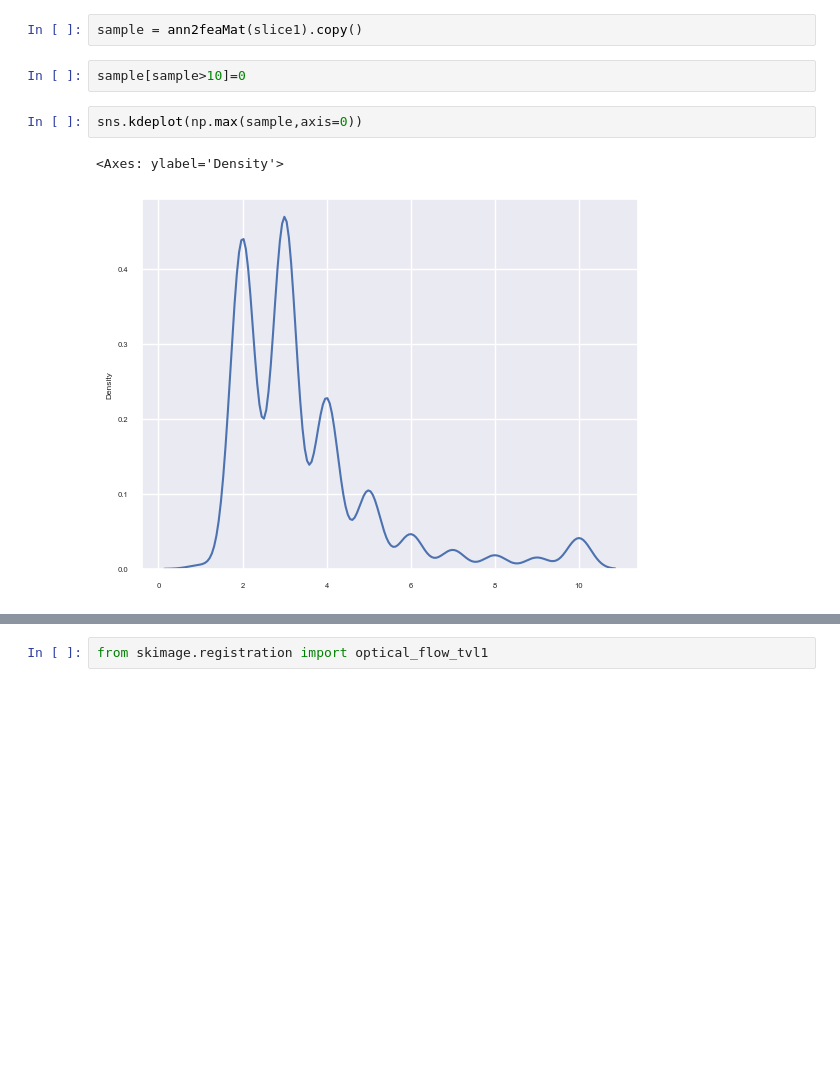
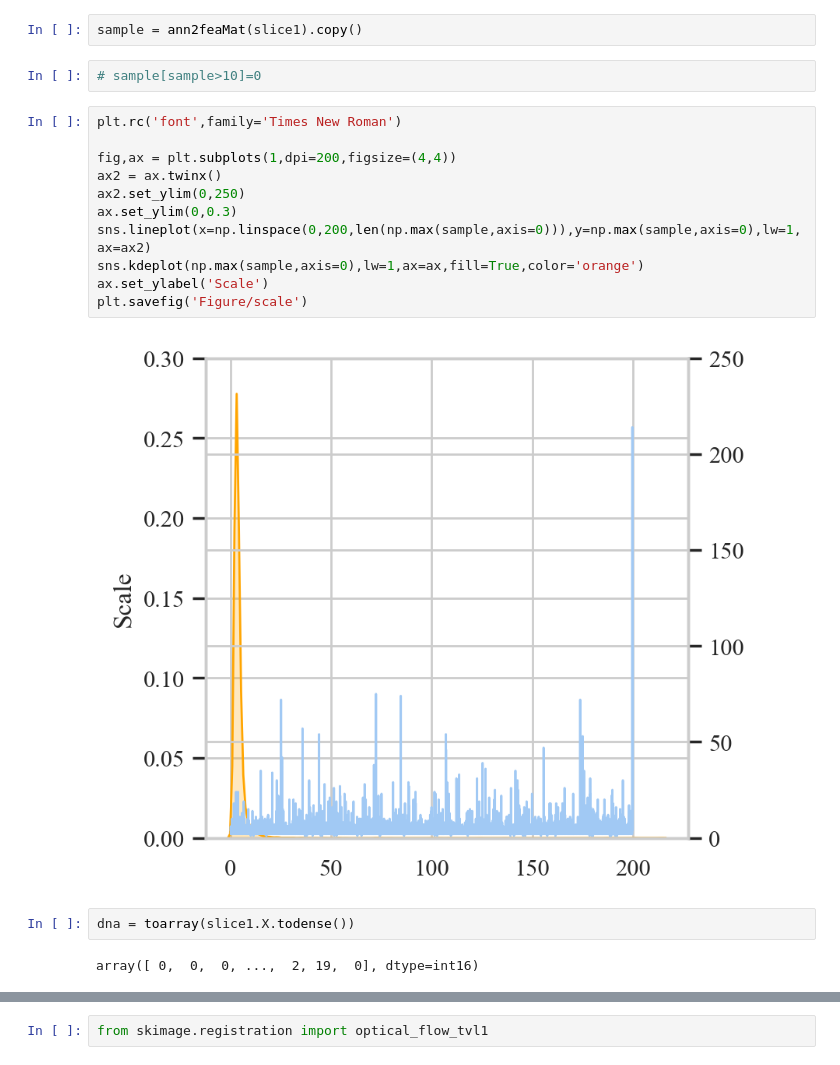
Before and after one commit to Stardust-lf/Transcriptomics, a Jupyter notebook: TestCode/Preprocessing.ipynb, the cells around one changed output, grey strips where cells are left out. Cells and saved outputs as stored; diff of their text form; blank space fills up the shorter version.

```diff
--- a/TestCode/Preprocessing.ipynb
+++ b/TestCode/Preprocessing.ipynb
@@ -145,9 +145,21 @@ sns.kdeplot(np.max(ann2feaMat(slice1),axis=0)[:-15])
 # %%
 sample = ann2feaMat(slice1).copy()
 # %%
-sample[sample>10]=0
+# sample[sample>10]=0
 # %%
-sns.kdeplot(np.max(sample,axis=0))
+plt.rc('font',family='Times New Roman')
+
+fig,ax = plt.subplots(1,dpi=200,figsize=(4,4))
+ax2 = ax.twinx()
+ax2.set_ylim(0,250)
+ax.set_ylim(0,0.3)
+sns.lineplot(x=np.linspace(0,200,len(np.max(sample,axis=0))),y=np.max(sample,axis=0),lw=1,ax=ax2)
+sns.kdeplot(np.max(sample,axis=0),lw=1,ax=ax,fill=True,color='orange')
+ax.set_ylabel('Scale')
+plt.savefig('Figure/scale')
 # %% [output]
-<Axes: ylabel='Density'>
-[figure, old version]
+[figure, new version]
+# %%
+dna = toarray(slice1.X.todense())
+# %% [output]
+array([ 0,  0,  0, ...,  2, 19,  0], dtype=int16)
```
Also changed, not shown: parts of 5 cells of this notebook, 14 other files.
